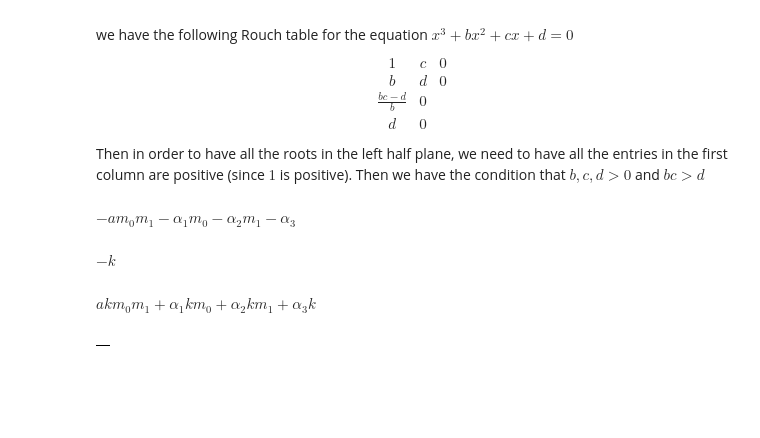
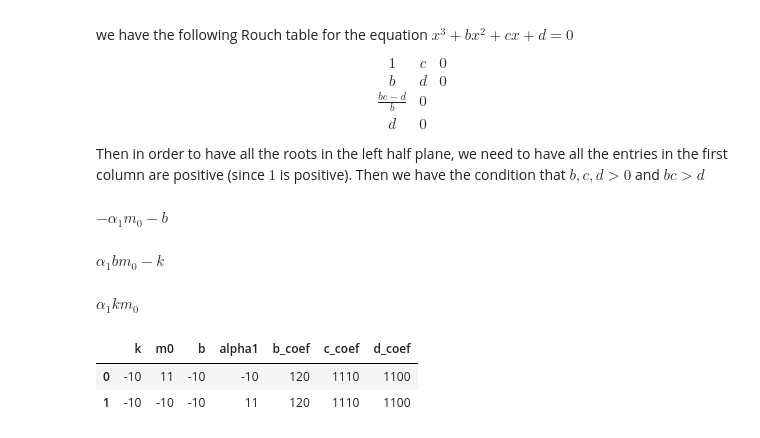
Before and after one commit to yubocai-poly/Reachability-Problem-of-ODE, a Jupyter notebook: Reachability/evaluation/System_example/system_example.ipynb, the cells around one changed output. Cells and saved outputs as stored; diff of their text form; code cells hidden in the pictures; blank space fills up the shorter version.

```diff
--- a/Reachability/evaluation/System_example/system_example.ipynb
+++ b/Reachability/evaluation/System_example/system_example.ipynb
@@ -67,5 +55,5 @@ import matplotlib.pyplot as plt
 # %%
-a = sym.symbols('a')
+a, b = sym.symbols('a b')
 m0, m1 = sym.symbols('m0 m1')
 k = sym.symbols('k')
 lamda = sym.symbols('lamda')
@@ -215,55 +179,57 @@ d & 0 &
 \end{array}
 $$
 Then in order to have all the roots in the left half plane, we need to have all the entries in the first column are positive (since $1$ is positive). Then we have the condition that $b, c, d > 0$ and $bc > d$
+# %%
+import pandas as pd
+
+# Compute coefficients
+b_coef = p.coeffs()[1]
+c_coef = p.coeffs()[2]
+d_coef = p.coeffs()[3]
+display(b_coef)
+display(c_coef)
+display(d_coef)
+# %% [output]
+$\displaystyle - \alpha_{1} m_{0} - b$
+$\displaystyle \alpha_{1} b m_{0} - k$
+$\displaystyle \alpha_{1} k m_{0}$
 # %%
-import pandas as pd
-
-# Compute coefficients
-b_coef = p.coeffs()[1]
-c_coef = p.coeffs()[2]
-d_coef = p.coeffs()[3]
-display(b_coef)
-display(c_coef)
-display(d_coef)
-
-b_coef = - alpha1 * m0 - alpha2 * m1 - alpha3
-c_coef = - k
-d_coef = alpha1 * k * m0 + alpha2 * k * m1 + alpha3 * k
+b_coef = - alpha1 * m0 - b
+c_coef = alpha1 * m0 * b - k
+d_coef = alpha1 * m0 * k
 
 # Define function to test coefficients
-def test_coef(a_val, k_val, m0_val, m1_val, a1_val, a2_val, a3_val):
-    b_coef_val = b_coef.subs([(a, a_val), (k, k_val), (m0, m0_val), (m1, m1_val), (alpha1, a1_val), (alpha2, a2_val), (alpha3, a3_val)])
-    c_coef_val = c_coef.subs([(a, a_val), (k, k_val), (m0, m0_val), (m1, m1_val), (alpha1, a1_val), (alpha2, a2_val), (alpha3, a3_val)])
-    d_coef_val = d_coef.subs([(a, a_val), (k, k_val), (m0, m0_val), (m1, m1_val), (alpha1, a1_val), (alpha2, a2_val), (alpha3, a3_val)])
+def test_coef(k_val, m0_val, b_val, a1_val):
+    b_coef_val = b_coef.subs([(k, k_val), (m0, m0_val), (b, b_val), (alpha1, a1_val)])
+    c_coef_val = c_coef.subs([(k, k_val), (m0, m0_val), (b, b_val), (alpha1, a1_val)])
+    d_coef_val = d_coef.subs([(k, k_val), (m0, m0_val), (b, b_val), (alpha1, a1_val)])
     if b_coef_val > 0 and c_coef_val > 0 and d_coef_val > 0 and b_coef_val * c_coef_val > d_coef_val:
         return True
     else:
         return False
 
 # Test coefficients for all combinations of input values
 results = []
-for a_val in [-5, 0, 6]:
-    for k_val in [-5, 0, 6]:
-        for m0_val in [-5, 0, 6]:
-            for m1_val in [-5, 0, 6]:
-                for a1_val in [-5, 0, 6]:
-                    for a2_val in [-5, 0, 6]:
-                        for a3_val in [-5, 0, 6]:
-                            if test_coef(a_val, k_val, m0_val, m1_val, a1_val, a2_val, a3_val):
-                                b_coef_val = b_coef.subs([(a, a_val), (k, k_val), (m0, m0_val), (m1, m1_val), (alpha1, a1_val), (alpha2, a2_val), (alpha3, a3_val)])
-                                c_coef_val = c_coef.subs([(a, a_val), (k, k_val), (m0, m0_val), (m1, m1_val), (alpha1, a1_val), (alpha2, a2_val), (alpha3, a3_val)])
-                                d_coef_val = d_coef.subs([(a, a_val), (k, k_val), (m0, m0_val), (m1, m1_val), (alpha1, a1_val), (alpha2, a2_val), (alpha3, a3_val)])
-                                results.append({'a': a_val, 'k': k_val, 'm0': m0_val, 'm1': m1_val, 'alpha1': a1_val, 'alpha2': a2_val, 'alpha3': a3_val, 'b_coef': b_coef_val, 'c_coef': c_coef_val, 'd_coef': d_coef_val})
+for a1_val in [-10, 0, 11]:
+    for k_val in [-10, 0, 11]:
+        for m0_val in [-10, 0, 11]:
+            for b_val in [-10, 0, 11]:
+                if test_coef(k_val, m0_val, b_val, a1_val):
+                    b_coef_val = b_coef.subs([(k, k_val), (m0, m0_val), (b, b_val), (alpha1, a1_val)])
+                    c_coef_val = c_coef.subs([(k, k_val), (m0, m0_val), (b, b_val), (alpha1, a1_val)])
+                    d_coef_val = d_coef.subs([(k, k_val), (m0, m0_val), (b, b_val), (alpha1, a1_val)])
+                    results.append({'k': k_val, 'm0': m0_val, 'b': b_val, 'alpha1': a1_val, 'b_coef': b_coef_val, 'c_coef': c_coef_val, 'd_coef': d_coef_val})
+
+
 
 # Convert results to DataFrame
 df = pd.DataFrame(results)
 
 # Save DataFrame to CSV file
 df.to_csv('results.csv', index=False)
 df
 # %% [output]
-$\displaystyle - a m_{0} m_{1} - \alpha_{1} m_{0} - \alpha_{2} m_{1} - \alpha_{3}$
-$\displaystyle - k$
-$\displaystyle a k m_{0} m_{1} + \alpha_{1} k m_{0} + \alpha_{2} k m_{1} + \alpha_{3} k$
-|  |
+|  | k | m0 | b | alpha1 | b_coef | c_coef | d_coef |
+| 0 | -10 | 11 | -10 | -10 | 120 | 1110 | 1100 |
+| 1 | -10 | -10 | -10 | 11 | 120 | 1110 | 1100 |
 # %%
```
Also changed, not shown: parts of 15 cells of this notebook, 3 other files.
